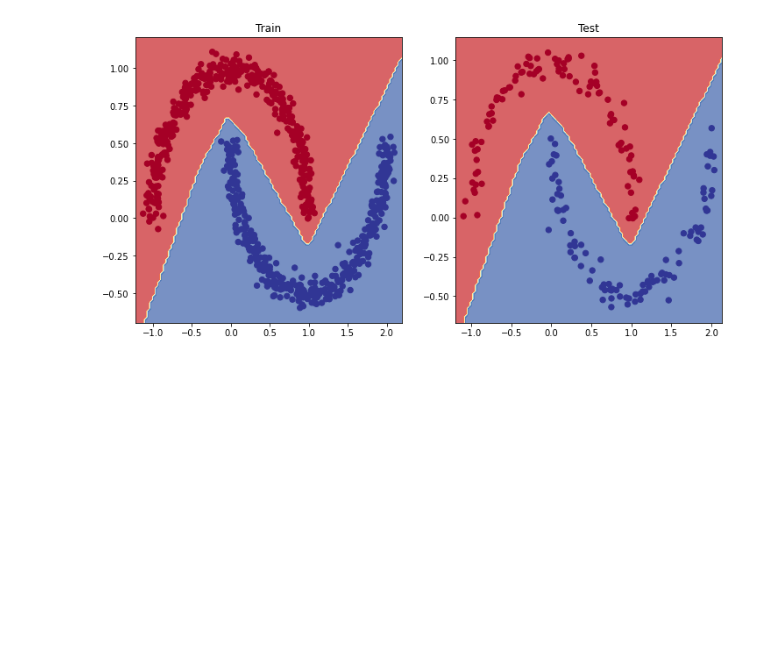
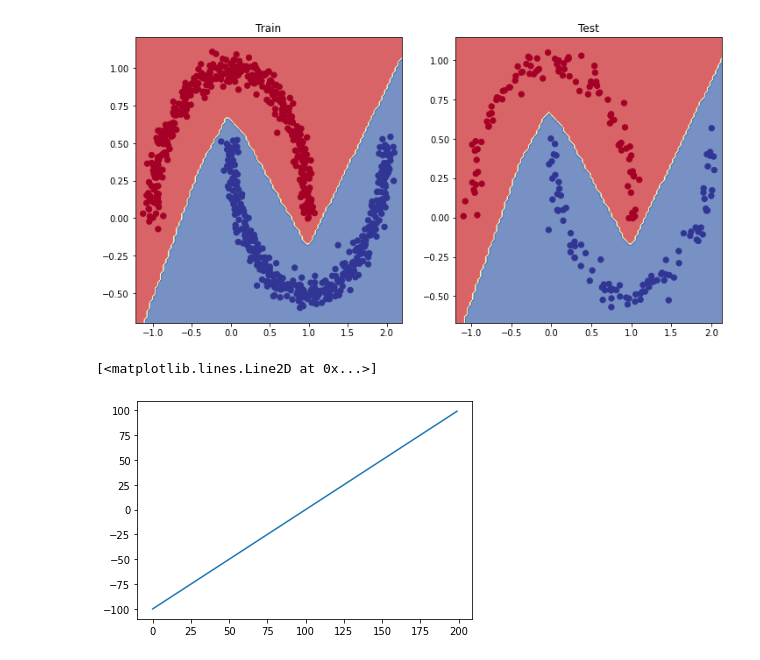
Before and after one commit to daspartho/learn-pytorch, a Jupyter notebook: classification.ipynb, the cells around one changed output. Cells and saved outputs as stored; diff of their text form; code cells hidden in the pictures; blank space fills up the shorter version.

```diff
--- a/classification.ipynb
+++ b/classification.ipynb
@@ -466,0 +470,6 @@ plot_decision_boundary(model, X_test, y_test)
+# %%
+A = torch.arange(-100, 100, 1)
+plt.plot(A)
+# %% [output]
+[<matplotlib.lines.Line2D at 0x...>]
+[figure, added]
```
Also changed, not shown: parts of 3 cells of this notebook.
